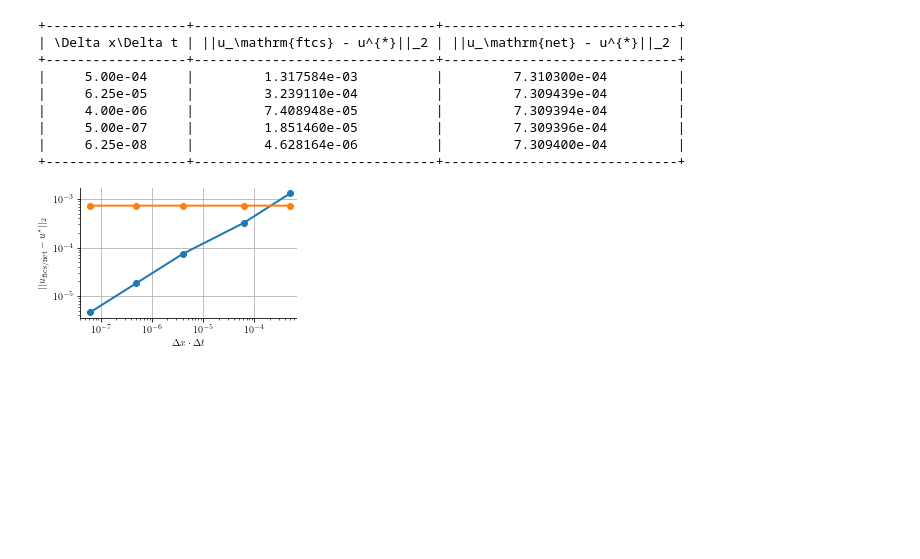
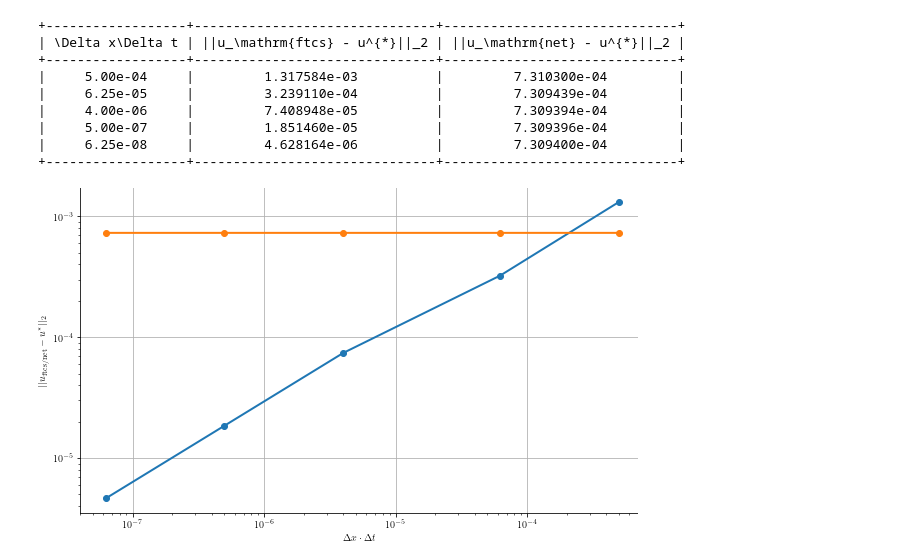
Before and after one commit to timzimm/CompSci, a Jupyter notebook: 02_neural_nets_on_pdes/src/diffusion_eq_via_pinn.ipynb, the cells around one changed output. Saved outputs shown, nothing was run; the diff lists cells and outputs as text; code cells hidden in the pictures; blank space fills up the shorter version.

Commit message:
add final notebook code/pinn implementation

```diff
--- a/02_neural_nets_on_pdes/src/diffusion_eq_via_pinn.ipynb
+++ b/02_neural_nets_on_pdes/src/diffusion_eq_via_pinn.ipynb
@@ -119,7 +116,6 @@ X_train = spatio_temportal_sample_latin_hypercube(T, N_interior, N_bc, N_ic)
 X_test = spatio_temportal_sample_latin_hypercube(T, N_interior, N_bc, N_ic)
 # %%
 xt_int, xt_ic, xt_bc = X_test
-save=True
 size = (3.9, 0.618 * 3.9) if save else (10,6)
 
 fig, ax = plt.subplots(figsize=size)
@@ -227,14 +215,16 @@ Number of trials: 200/200 (200 TERMINATED)
 # %%
-save=True
+from ray.tune.analysis import ExperimentAnalysis
+
 size = (3.9, 0.618 * 3.9) if save else (10,6)
 
 fig, ax = plt.subplots(figsize=size)
 ax.set_xscale("log")
 ax.set_yscale("log")
 
+analysis = ExperimentAnalysis("../data/ray/diffusion_pinn")
 dfs = analysis.trial_dataframes
-best_df = analysis.best_dataframe
-best_cfg = analysis.best_config
+best_df = dfs[analysis.get_best_logdir("validation_loss", "min")]
+best_cfg = analysis.get_best_config("validation_loss", "min")
 
 blues = sns.color_palette("Blues",12)
 
@@ -268,5 +257,5 @@ else:
 # %%
-logdir = analysis.best_logdir
+logdir = analysis.get_best_logdir("validation_loss", "min")
 best_cfg["hidden_layers"] = best_cfg["layers"] * [best_cfg["nodes"]]
 best_cfg["optimizer_params"] = {"lr":best_cfg["lr"]}
 best_cfg = best_cfg | fixed_parameters
@@ -299,7 +288,6 @@ xt = dstack_product(x,t)
 X_test = torch.from_numpy(xt).float()
 u_net = best_diffusion_nn.predict(X_test).reshape(N_t, N_x)
 
-save=True
 size = (3.9, 3.5 * 0.618 * 3.9) if save else (10,6)
 fig, ax = plt.subplots(nrows=3, sharex=True)
 labels = [r"\textbf{(A)}",r"\textbf{(B)}",r"\textbf{(C)}"]
@@ -384,25 +372,24 @@ print(tabulate(table, headers = [r"\Delta x\Delta t",r"||u_\mathrm{ftcs} - u^{*}
 |     6.25e-08     |         4.628164e-06          |         7.309400e-04         |
 +------------------+-------------------------------+------------------------------+
 # %%
-save=True
 size = (3.9, 0.618 * 3.9) if save else (10,6)
 fig, ax = plt.subplots(figsize=size)
 ax.set_xscale("log")
 ax.set_yscale("log")
 
 
 ax.plot(dxs * ftcs_cfl_condition(dxs), l2_ftcs, color="C0")
 ax.scatter(dxs * ftcs_cfl_condition(dxs), l2_ftcs, color="C0")
 plt.plot(dxs * ftcs_cfl_condition(dxs), l2_net, color="C1")
 ax.scatter(dxs * ftcs_cfl_condition(dxs), l2_net, color="C1")
 ax.set_xlabel(r"$\Delta x \cdot \Delta t$")
 ax.set_ylabel(r"$||u_\mathrm{ftcs/net} - u^{*}||_2$")
 ax.set_xlim([4e-8,7e-4])
 plt.show()
 
 if save:
     fig.savefig(save_dir + "diffusion_ftcs_pinn_l2_error.pdf",bbox_inches="tight",pad_inches = 0.02)
 else:
     plt.show()
 # %% [output]
-[figure, old version]
+[figure, new version]
```
Also changed, not shown: parts of 7 cells of this notebook, 5 other files.
